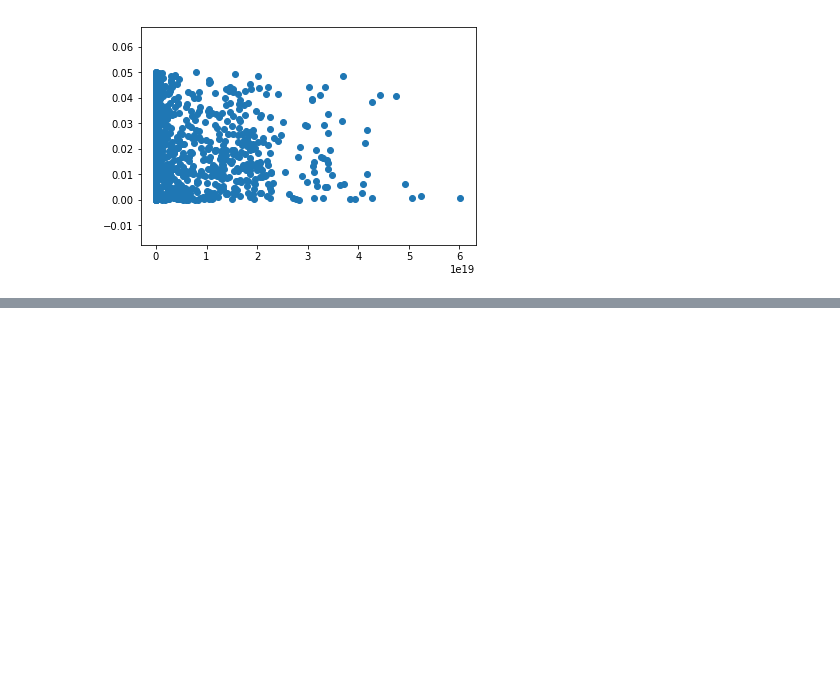
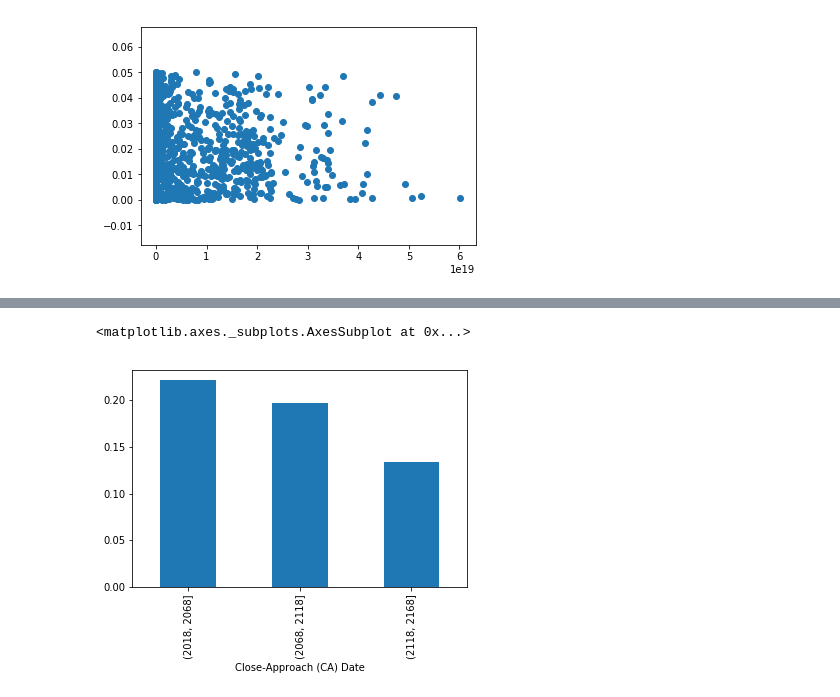
Before and after one commit to Doncurt/DS-final-proj, a Jupyter notebook: notebooks/Initial Exploration.ipynb, the cells around one changed output, grey strips where cells are left out. Drawn from its saved outputs; the diff is of its cells as text; code cells hidden in the pictures; blank space fills up the shorter version.

```diff
--- a/notebooks/Initial Exploration.ipynb
+++ b/notebooks/Initial Exploration.ipynb
@@ -192 +259,9 @@ plt.scatter(df['Force(joules)'], df['CA Distance Minimum (au)'])
+# %%
+group_by_date = pd.cut(df['Close-Approach (CA) Date'], np.arange(2018, 2200, 50))
+date_grouping = df.groupby(group_by_date).mean()
+date_grouping['Extinction'].plot.bar()
+#most likely dates of extinctions ranges
+# %% [output]
+<matplotlib.axes._subplots.AxesSubplot at 0x...>
+[figure, added]
 # %%
```
Also changed, not shown: parts of 17 cells of this notebook.
